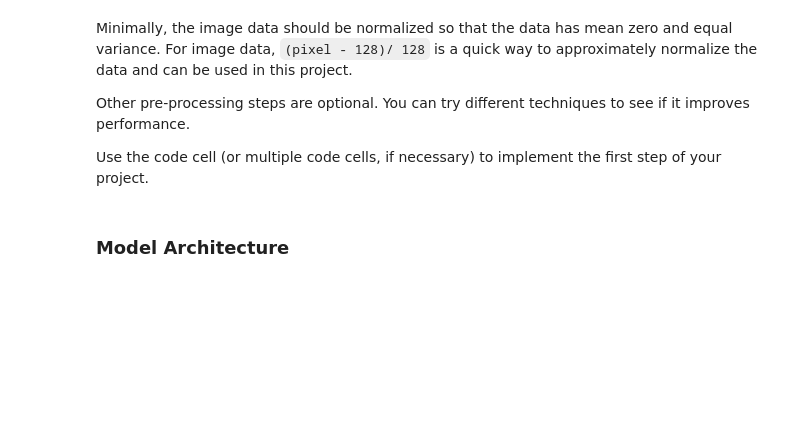
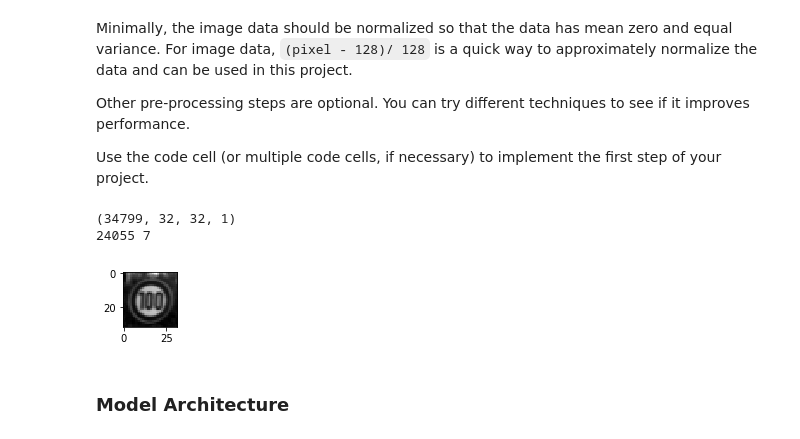
Before and after one commit to ompugao/CarND-Traffic-Sign-Classifier-Project, a Jupyter notebook: Traffic_Sign_Classifier.ipynb, the cells around one changed output. Cells and saved outputs as stored; diff of their text form; code cells hidden in the pictures; blank space fills up the shorter version.

```diff
--- a/Traffic_Sign_Classifier.ipynb
+++ b/Traffic_Sign_Classifier.ipynb
@@ -146,9 +146,40 @@ Use the code cell (or multiple code cells, if necessary) to implement the first
 ### converting to grayscale, etc.
 ### Feel free to use as many code cells as needed.
 from sklearn.utils import shuffle
+import cv2
+from tensorflow.python.ops.image_ops import rgb_to_grayscale
+import tensorflow as tf
 
 # this is done inside training loop
 #X_train, y_train = shuffle(X_train, y_train)
+#X = X_train
+#newX=None
+#for i in range(X.shape[0]):
+#    img = cv2.cvtColor(X[i], cv2.COLOR_BGR2GRAY)[:, :, np.newaxis]
+#    if newX is None:
+#        newX = np.array([img])
+#    else:
+#        newX = np.vstack((newX, np.array([img])))
+#print(newX.shape)
+with tf.Session() as sess:
+    X_train = sess.run(rgb_to_grayscale(X_train))
+    X_valid = sess.run(rgb_to_grayscale(X_valid))
+    X_test = sess.run(rgb_to_grayscale(X_test))
+    #X_train = (X_train - np.mean(X_train)) #/255
+    #X_valid = (X_valid - np.mean(X_valid)) #/255
+    #X_test = (X_test - np.mean(X_test)) #/255
+# %%
+print(X_train.shape)
+index = random.randint(0, len(X_train))
+image = X_train[index].squeeze()
+
+plt.figure(figsize=(1,1))
+plt.imshow(image, cmap="gray")
+print(index, y_train[index])
+# %% [output]
+(34799, 32, 32, 1)
+24055 7
+[figure, added]
 # %% [markdown]
 ### Model Architecture
 # %%
```
Also changed, not shown: parts of 4 cells of this notebook.
